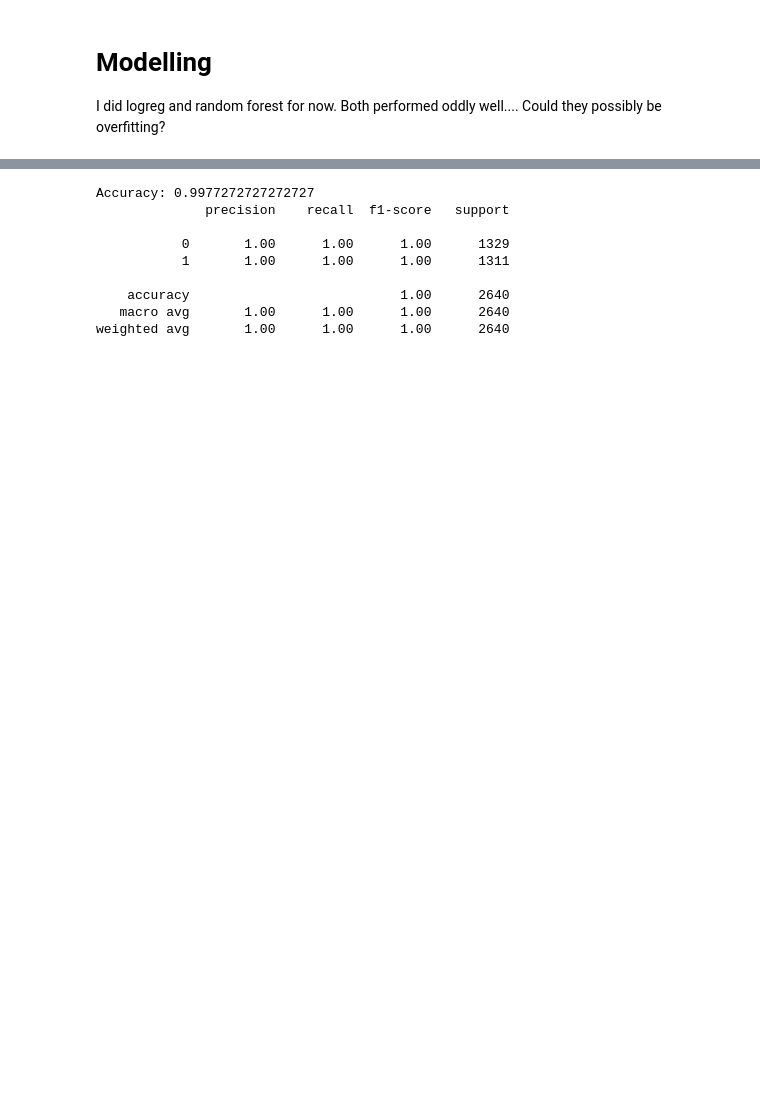
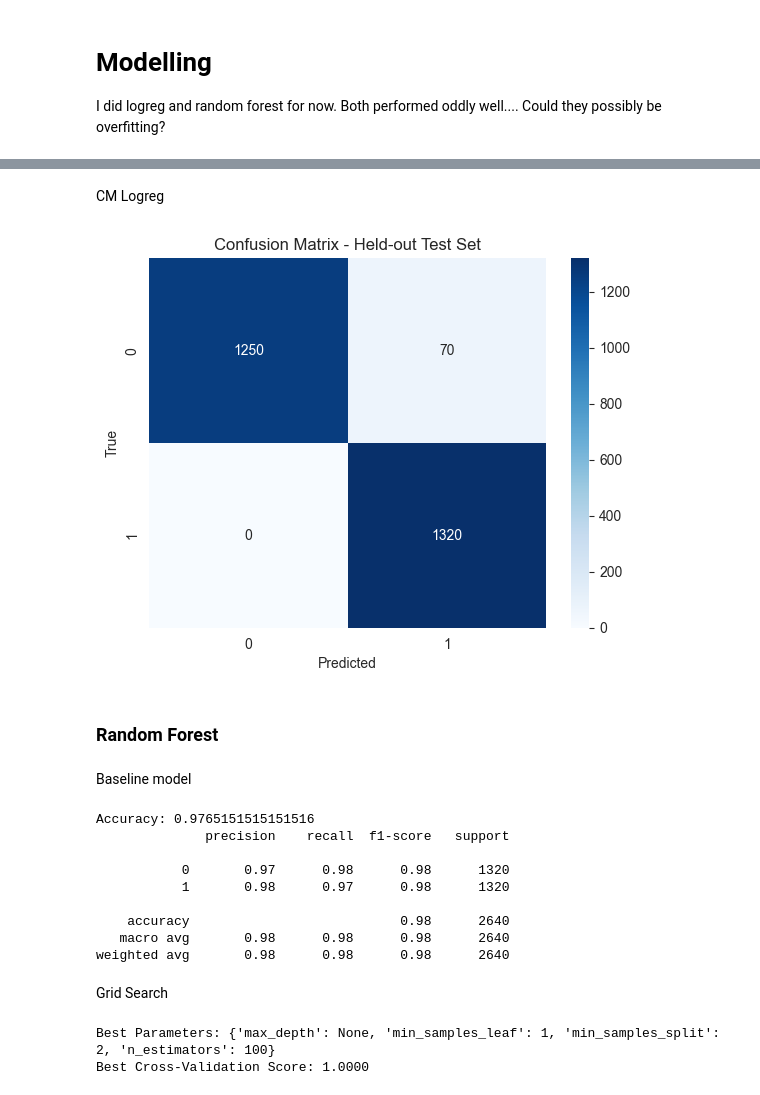
Before and after one commit to aahepburn/link-prediction, a Jupyter notebook: feature-eng-modelling.ipynb, the cells around one changed output, grey strips where cells are left out. Drawn from its saved outputs; the diff is of its cells as text; code cells hidden in the pictures; blank space fills up the shorter version.

```diff
--- a/feature-eng-modelling.ipynb
+++ b/feature-eng-modelling.ipynb
@@ -122,6 +156,6 @@ X_train, X_test, y_train, y_test = train_test_split(X_pca, y, test_size=0.2, ran
 # %%
-#X, y = create_dataset(G, edges, attributes)
+X, y = create_dataset(G, edges, attributes)
 
 # Train-test split
-#X_train, X_test, y_train, y_test = train_test_split(X, y, test_size=0.2, random_state=42)
+X_train, X_test, y_train, y_test = train_test_split(X, y, test_size=0.2, random_state=42,)
 # %%
@@ -154,9 +193,9 @@ from sklearn.ensemble import RandomForestClassifier
 # %%
-clf = LogisticRegression(random_state=0, C=2.0, max_iter=10000)
+clf = LogisticRegression(random_state=42, C=0.001, max_iter=1000)
 clf.fit(X_train, y_train)
 
 y_pred = clf.predict(X_test)
 
-scores = cross_val_score(clf, X_test, y_test, cv=5)
+scores = cross_val_score(clf, X_test, y_test, cv=kf)
 print("%0.2f accuracy with a standard deviation of %0.2f" % (scores.mean(), scores.std()))
 # %% [output]
@@ -164,16 +253,31 @@ print("%0.2f accuracy with a standard deviation of %0.2f" % (scores.mean(), scor
+# %% [markdown]
+CM Logreg
+# %%
+cm = confusion_matrix(y_test, y_pred)
+sns.heatmap(cm, annot=True, fmt='d', cmap='Blues')
+plt.title('Confusion Matrix - Held-out Test Set')
+plt.xlabel('Predicted')
+plt.ylabel('True')
+plt.show()
+# %% [output]
+[figure, added]
+# %% [markdown]
+### Random Forest
+# %% [markdown]
+Baseline model
 # %%
-clf = RandomForestClassifier(n_estimators=100, random_state=42)
+clf = RandomForestClassifier(n_estimators=50, random_state=42, max_depth=3)
 clf.fit(X_train, y_train)
 y_pred = clf.predict(X_test)
 print("Accuracy:", accuracy_score(y_test, y_pred))
 print(classification_report(y_test, y_pred))
 # %% [output]
-Accuracy: 0.9977272727272727
+Accuracy: 0.9765151515151516
               precision    recall  f1-score   support
 
-           0       1.00      1.00      1.00      1329
-           1       1.00      1.00      1.00      1311
+           0       0.97      0.98      0.98      1320
+           1       0.98      0.97      0.98      1320
 
-    accuracy                           1.00      2640
-   macro avg       1.00      1.00      1.00      2640
-weighted avg       1.00      1.00      1.00      2640
+    accuracy                           0.98      2640
+   macro avg       0.98      0.98      0.98      2640
+weighted avg       0.98      0.98      0.98      2640
@@ -185,0 +284,2 @@ C
+# %% [markdown]
+Grid Search
@@ -185,0 +293,11 @@ C
+# %%
+# Perform GridSearchCV
+grid_search = GridSearchCV(estimator=clf, param_grid=param_grid, cv=kf, n_jobs=-1, scoring='roc_auc')
+grid_search.fit(X_train, y_train)
+
+# Output the best parameters and best score
+print(f"Best Parameters: {grid_search.best_params_}")
+print(f"Best Cross-Validation Score: {grid_search.best_score_:.4f}")
+# %% [output]
+Best Parameters: {'max_depth': None, 'min_samples_leaf': 1, 'min_samples_split': 2, 'n_estimators': 100}
+Best Cross-Validation Score: 1.0000
```
Also changed, not shown: parts of 27 cells of this notebook.
